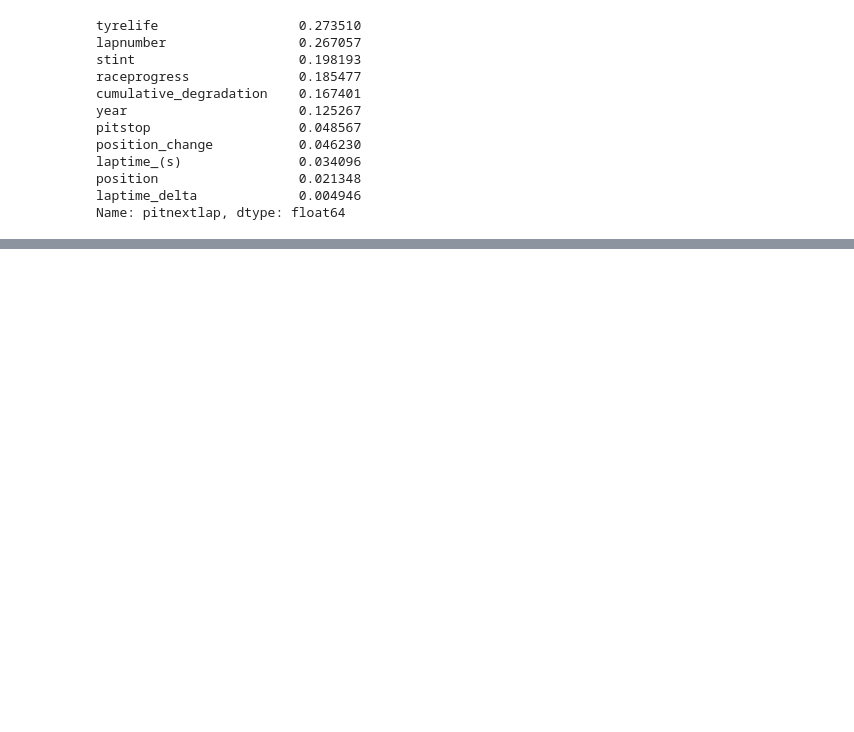
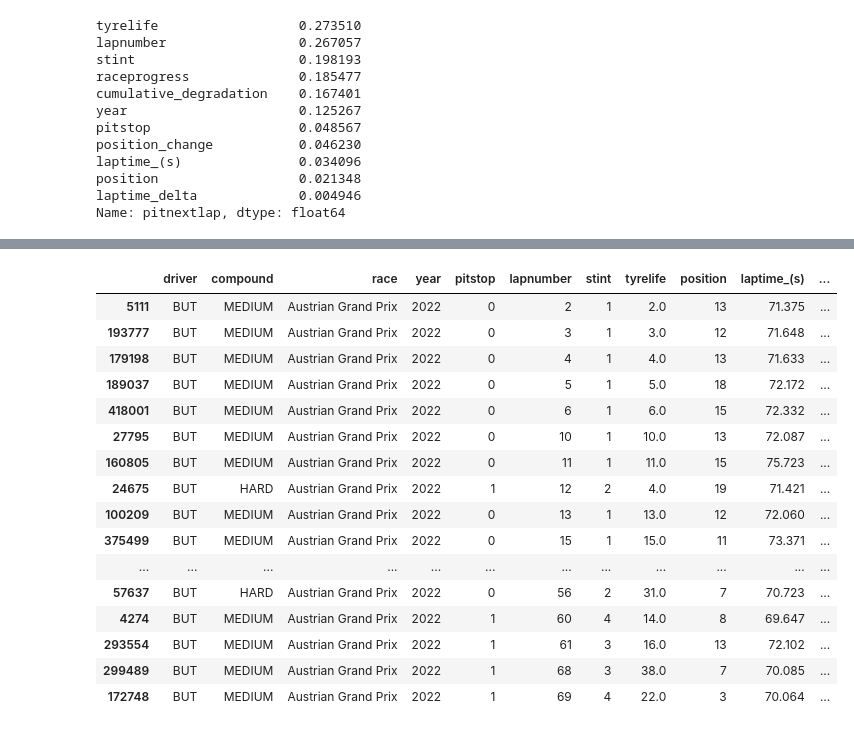
Before and after one commit to mcotton/playground-series-s6e05, a Jupyter notebook: EDA.ipynb, the cells around one changed output, grey strips where cells are left out. Drawn from its saved outputs; the diff is of its cells as text; code cells hidden in the pictures; blank space fills up the shorter version.

```diff
--- a/EDA.ipynb
+++ b/EDA.ipynb
@@ -398,0 +420,20 @@ train_df.columns.to_list(), orig_df.columns.to_list()
+# %%
+aus_2022
+# %% [output]
+|  | driver | compound | race | year | pitstop | lapnumber | stint | tyrelife | position | laptime_(s) | ... |
+| 5111 | BUT | MEDIUM | Austrian Grand Prix | 2022 | 0 | 2 | 1 | 2.0 | 13 | 71.375 | ... |
+| 193777 | BUT | MEDIUM | Austrian Grand Prix | 2022 | 0 | 3 | 1 | 3.0 | 12 | 71.648 | ... |
+| 179198 | BUT | MEDIUM | Austrian Grand Prix | 2022 | 0 | 4 | 1 | 4.0 | 13 | 71.633 | ... |
+| 189037 | BUT | MEDIUM | Austrian Grand Prix | 2022 | 0 | 5 | 1 | 5.0 | 18 | 72.172 | ... |
+| 418001 | BUT | MEDIUM | Austrian Grand Prix | 2022 | 0 | 6 | 1 | 6.0 | 15 | 72.332 | ... |
+| 27795 | BUT | MEDIUM | Austrian Grand Prix | 2022 | 0 | 10 | 1 | 10.0 | 13 | 72.087 | ... |
+| 160805 | BUT | MEDIUM | Austrian Grand Prix | 2022 | 0 | 11 | 1 | 11.0 | 15 | 75.723 | ... |
+| 24675 | BUT | HARD | Austrian Grand Prix | 2022 | 1 | 12 | 2 | 4.0 | 19 | 71.421 | ... |
+| 100209 | BUT | MEDIUM | Austrian Grand Prix | 2022 | 0 | 13 | 1 | 13.0 | 12 | 72.060 | ... |
+| 375499 | BUT | MEDIUM | Austrian Grand Prix | 2022 | 0 | 15 | 1 | 15.0 | 11 | 73.371 | ... |
+| ... | ... | ... | ... | ... | ... | ... | ... | ... | ... | ... | ... |
+| 57637 | BUT | HARD | Austrian Grand Prix | 2022 | 0 | 56 | 2 | 31.0 | 7 | 70.723 | ... |
+| 4274 | BUT | MEDIUM | Austrian Grand Prix | 2022 | 1 | 60 | 4 | 14.0 | 8 | 69.647 | ... |
+| 293554 | BUT | MEDIUM | Austrian Grand Prix | 2022 | 1 | 61 | 3 | 16.0 | 13 | 72.102 | ... |
+| 299489 | BUT | MEDIUM | Austrian Grand Prix | 2022 | 1 | 68 | 3 | 38.0 | 7 | 70.085 | ... |
+| 172748 | BUT | MEDIUM | Austrian Grand Prix | 2022 | 1 | 69 | 4 | 22.0 | 3 | 70.064 | ... |
```
Also changed, not shown: parts of 15 cells of this notebook, 4 other files.
